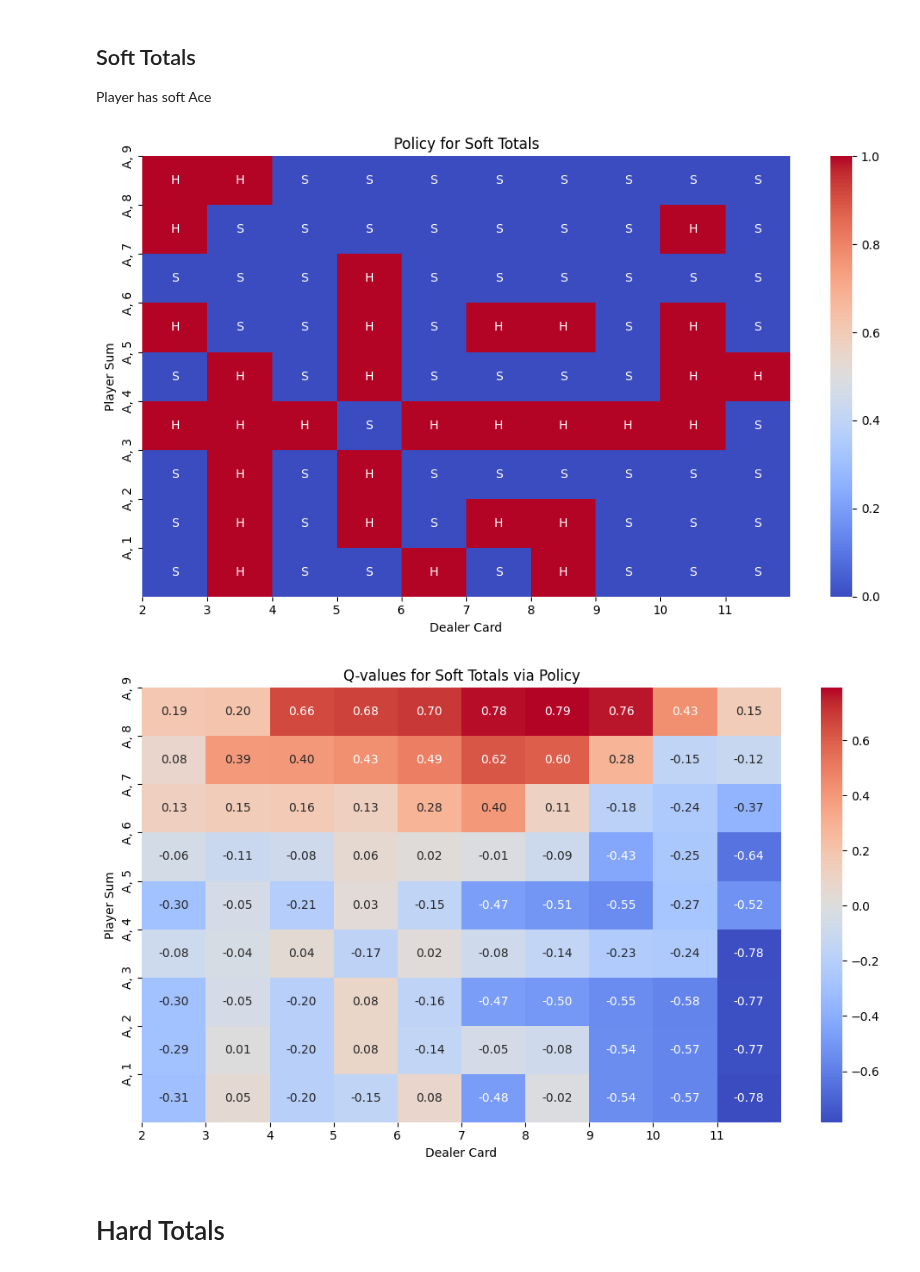
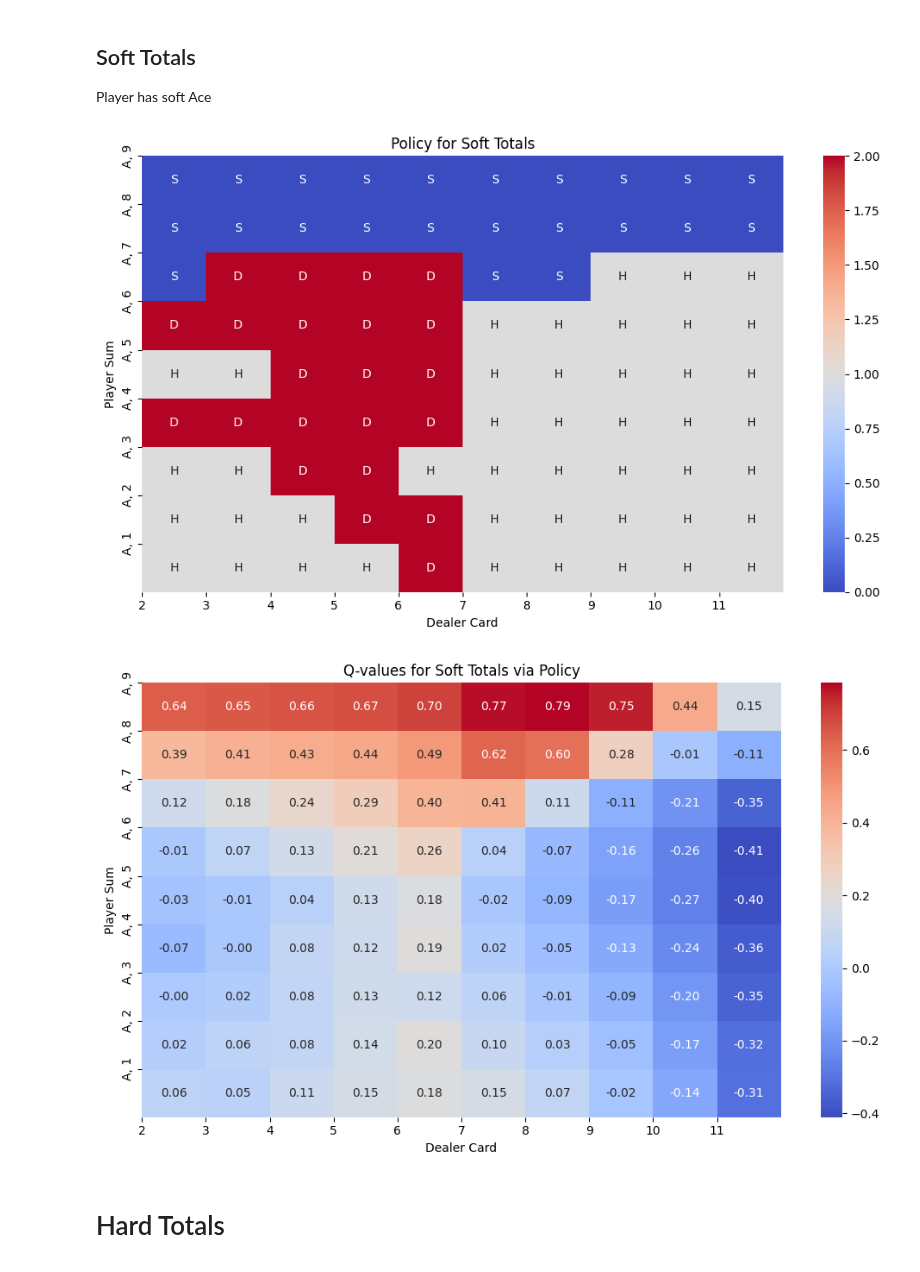
Before and after one commit to Horizon-42/black_jack, a Jupyter notebook: analysis.ipynb, the cells around one changed output. Saved outputs shown, nothing was run; the diff lists cells and outputs as text; code cells hidden in the pictures.

```diff
--- a/analysis.ipynb
+++ b/analysis.ipynb
@@ -67,10 +68,10 @@ plot_policy_and_Q(Q,policy, ChartName.Split, True)
 ## Soft Totals
 Player has soft Ace
 # %%
-plot_policy_and_Q(Q,policy, ChartName.SoftTotals, can_double=False)
+plot_policy_and_Q(Q,policy, ChartName.SoftTotals, can_double=True)
 # %% [output]
-[figure, old version]
+[figure, new version]
-[figure, old version]
+[figure, new version]
 # %% [markdown]
 # Hard Totals
 # %%
```
Also changed, not shown: parts of 2 cells of this notebook, 2 other files.
